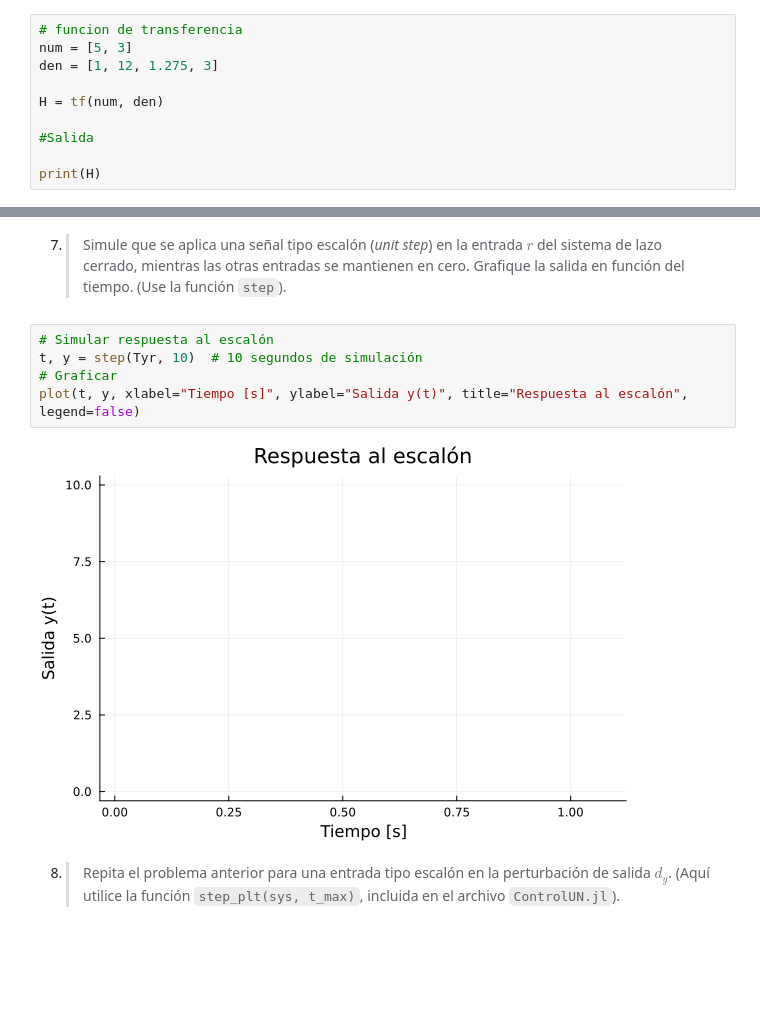
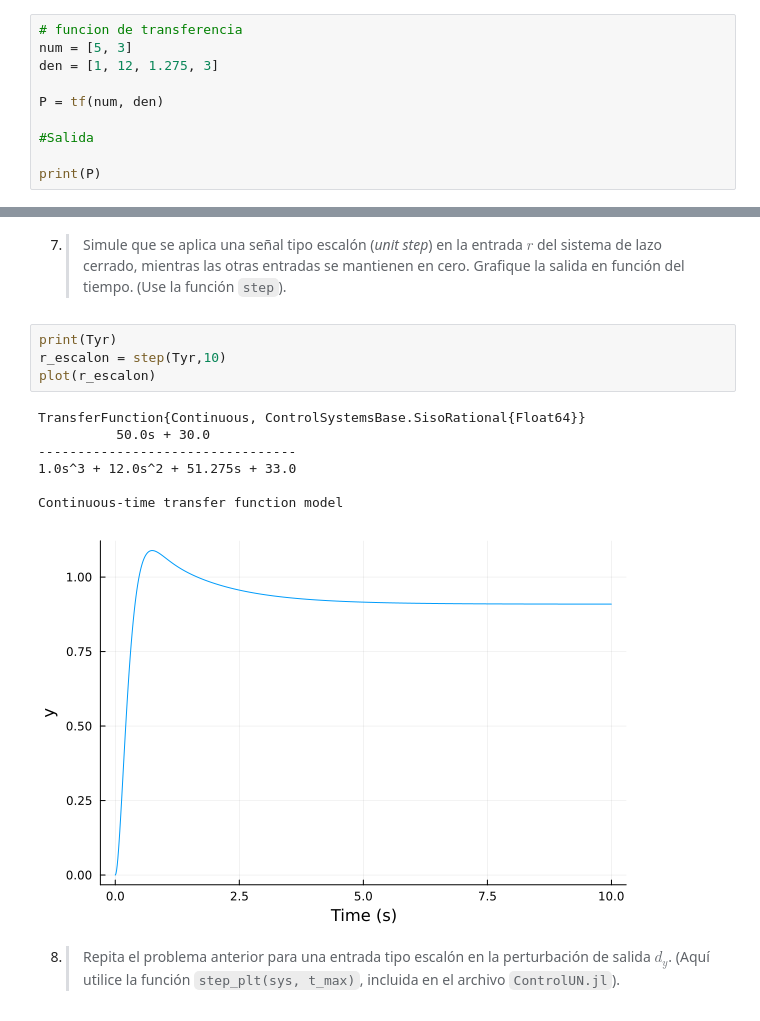
Before and after one commit to wabohorquezr/2025-II, a Jupyter notebook: Control/Tareas/Tarea1./ctrl_25_1_tarea_1.ipynb, the cells around one changed output, grey strips where cells are left out. Saved outputs shown, nothing was run; the diff lists cells and outputs as text; blank space fills up the shorter version.

```diff
--- a/Control/Tareas/Tarea1./ctrl_25_1_tarea_1.ipynb
+++ b/Control/Tareas/Tarea1./ctrl_25_1_tarea_1.ipynb
@@ -125,11 +126,11 @@ print(Mat_I,"\n")
 num = [5, 3]
 den = [1, 12, 1.275, 3]
 
-H = tf(num, den)
+P = tf(num, den)
 
 #Salida
 
-print(H)
+print(P)
 # %% [output]
 TransferFunction{Continuous, ControlSystemsBase.SisoRational{Float64}}
           5.0s + 3.0
@@ -201,12 +201,17 @@ u/r(s) =TransferFunction{Continuous, ControlSystemsBase.SisoRational{Float64}}
 Continuous-time transfer function model
 # %% [markdown]
 7. >Simule que se aplica una señal tipo escalón (*unit step*) en la entrada $r$ del sistema de lazo cerrado, mientras las otras entradas se mantienen en cero. Grafique la salida en función del tiempo. (Use la función `step`).
-# %%
-# Simular respuesta al escalón
-t, y = step(Tyr, 10)  # 10 segundos de simulación
-# Graficar
-plot(t, y, xlabel="Tiempo [s]", ylabel="Salida y(t)", title="Respuesta al escalón", legend=false)
-# %% [output]
-[figure, removed]
+# %%
+print(Tyr)
+r_escalon = step(Tyr,10)
+plot(r_escalon)
+# %% [output]
+TransferFunction{Continuous, ControlSystemsBase.SisoRational{Float64}}
+          50.0s + 30.0
+---------------------------------
+1.0s^3 + 12.0s^2 + 51.275s + 33.0
+
+Continuous-time transfer function model
+[figure, added]
 # %% [markdown]
 8. >Repita el problema anterior para una entrada tipo escalón en la perturbación de salida $d_y$. (Aquí utilice la función `step_plt(sys, t_max)`, incluida en el archivo `ControlUN.jl`).
```
Also changed, not shown: parts of 4 cells of this notebook, 3 other files.
